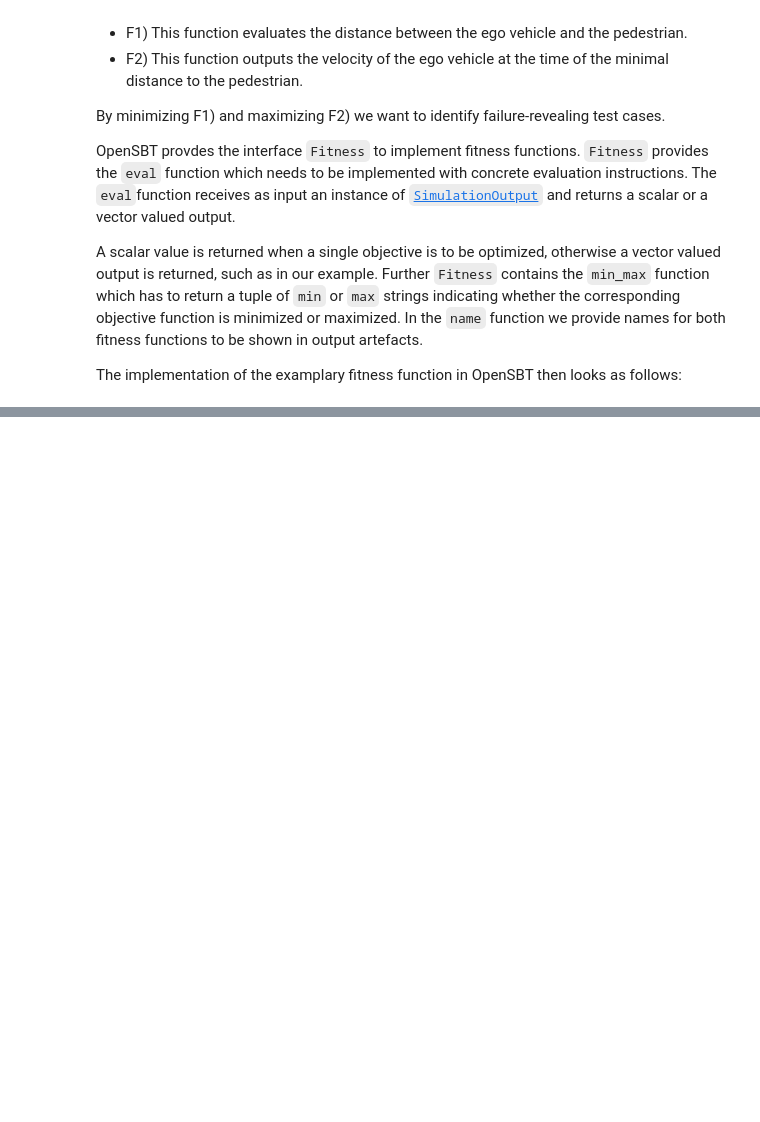
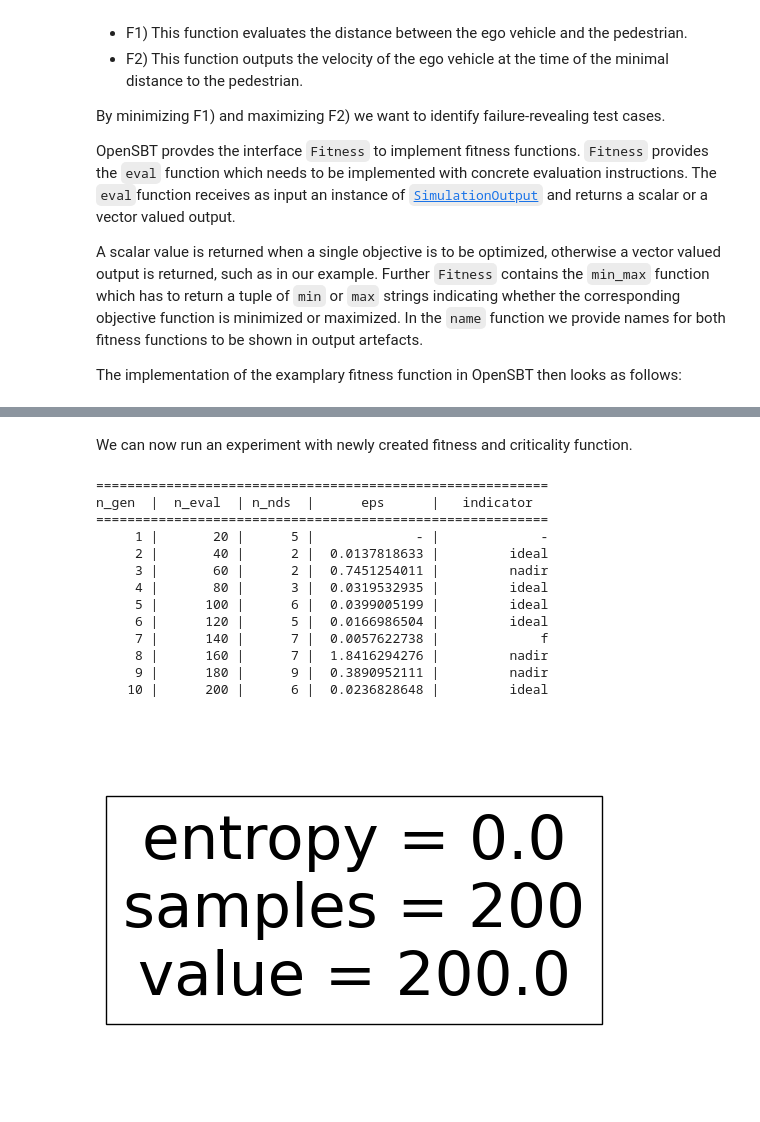
Before and after one commit to Leviathan321/opensbt-core, a Jupyter notebook: doc/jupyter/03_Defining_Fitness_Function.ipynb, the cells around one changed output, grey strips where cells are left out. Cells and saved outputs as stored; diff of their text form; code cells hidden in the pictures; blank space fills up the shorter version.

```diff
--- a/doc/jupyter/03_Defining_Fitness_Function.ipynb
+++ b/doc/jupyter/03_Defining_Fitness_Function.ipynb
@@ -31,7 +31,7 @@ from simulation.simulator import SimulationOutput
 from utils import geometric
 import numpy as np
 
-class FitnessMinDistanceVelocity(Fitness):
+class MyFitnessFunction(Fitness):
     @property
     def min_or_max(self):
         return "min", "max"
@@ -65,7 +65,7 @@ In OpenSBT, a safety requirements is represented by the interface class [Critica
 from evaluation.critical import Critical
 from simulation.simulator import SimulationOutput
 
-class CriticalExample(Critical):
+class MyCriticalFunction(Critical):
     def eval(self, vector_fitness, simout: SimulationOutput = None):
         # Corresponds F1 < 0.5 and F2 > 0 (inverted because minimization is performed)
         if (vector_fitness[0] < 0.5) and (vector_fitness[1] < 0):
@@ -74,0 +77,75 @@ class CriticalExample(Critical):
+# %% [markdown]
+We can now run an experiment with newly created fitness and criticality function.
+# %%
+import pymoo
+
+from model_ga.individual import IndividualSimulated
+pymoo.core.individual.Individual = IndividualSimulated
+
+from model_ga.population import PopulationExtended
+pymoo.core.population.Population = PopulationExtended
+
+from model_ga.result  import SimulationResult
+pymoo.core.result.Result = SimulationResult
+
+from model_ga.problem import SimulationProblem
+pymoo.core.problem.Problem = SimulationProblem
+
+from algorithm.nsga2_optimizer import NsgaIIOptimizer
+from experiment.search_configuration import DefaultSearchConfiguration
+
+import os
+from evaluation.fitness import *
+from problem.adas_problem import ADASProblem
+from problem.pymoo_test_problem import PymooTestProblem
+from experiment.experiment_store import *
+from algorithm.algorithm import *
+from evaluation.critical import *
+from simulation.dummy_simulation import DummySimulator
+
+
+problem = ADASProblem(
+                      problem_name="DummySimulatorProblem",
+                      scenario_path="scenarios/dummy_scenario.xosc",
+                      xl=[0, 1, 0, 1],
+                      xu=[360, 3,360, 3],
+                      simulation_variables=[
+                          "orientation_ego",
+                          "velocity_ego",
+                          "orientation_ped",
+                          "velocity_ped"],
+                      fitness_function=MyFitnessFunction(),
+                      critical_function=MyCriticalFunction(),
+                      simulate_function=DummySimulator.simulate,
+                      simulation_time=10,
+                      sampling_time=0.25
+                      )
+
+# Configure search algorithm
+config=DefaultSearchConfiguration()
+config.population_size = 20
+config.n_generations = 10
+
+optimizer = NsgaIIOptimizer(
+                            problem=problem,
+                            config=config)
+# Run search
+res = optimizer.run()
+
+# Write results
+res.write_results(params = optimizer.parameters)
+# %% [output]
+==========================================================
+n_gen  |  n_eval  | n_nds  |      eps      |   indicator
+==========================================================
+     1 |       20 |      5 |             - |             -
+     2 |       40 |      2 |  0.0137818633 |         ideal
+     3 |       60 |      2 |  0.7451254011 |         nadir
+     4 |       80 |      3 |  0.0319532935 |         ideal
+     5 |      100 |      6 |  0.0399005199 |         ideal
+     6 |      120 |      5 |  0.0166986504 |         ideal
+     7 |      140 |      7 |  0.0057622738 |             f
+     8 |      160 |      7 |  1.8416294276 |         nadir
+     9 |      180 |      9 |  0.3890952111 |         nadir
+    10 |      200 |      6 |  0.0236828648 |         ideal
+[figure, added]
```
Also changed, not shown: parts of 4 cells of this notebook, 3 other files.
